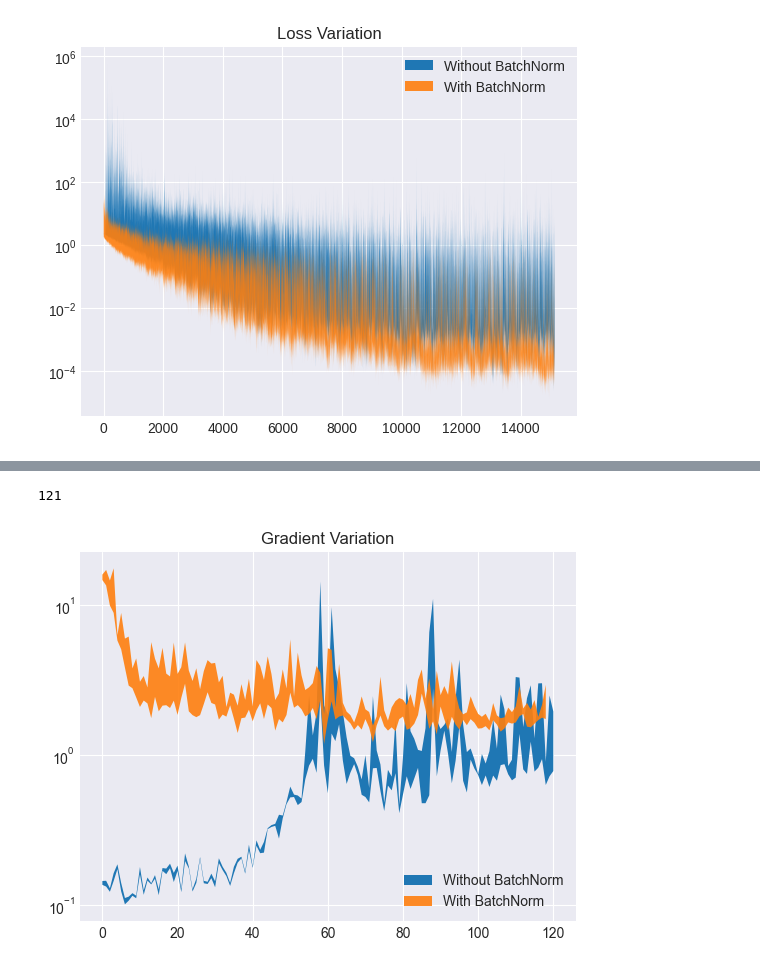
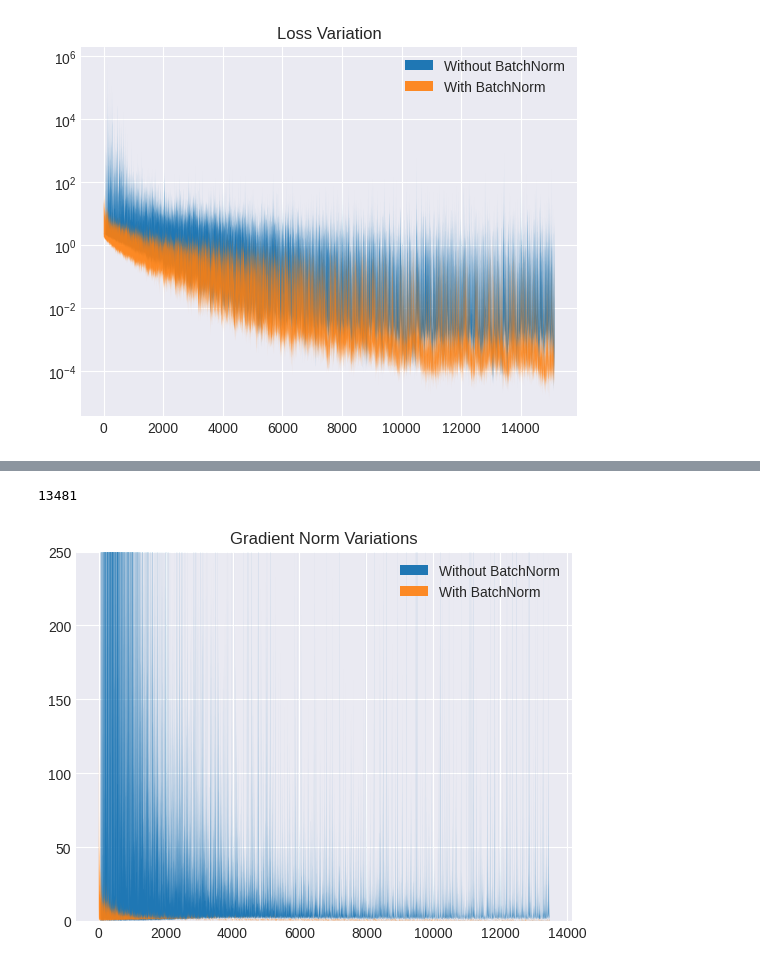
Before and after one commit to novastar53/novastar53.github.io, a Jupyter notebook: site/how-batchnorm-works-part-2.ipynb, the cells around one changed output, grey strips where cells are left out. Saved outputs shown, nothing was run; the diff lists cells and outputs as text; code cells hidden in the pictures.

Commit message:
Plotted gradient norm variations

```diff
--- a/site/how-batchnorm-works-part-2.ipynb
+++ b/site/how-batchnorm-works-part-2.ipynb
@@ -581,8 +599,8 @@ try:
                                   batch,
                                   labels,
                                   baseline_grads,
-                                  max_step=4,
-                                  step_size=1,
+                                  max_step=40,
+                                  step_size=5,
                                   lr=lr
              )
           )
@@ -599,8 +617,8 @@ try:
                                 batch,
                                 labels,
                                 candidate_grads,
-                                max_step=4,
-                                step_size=1,
+                                max_step=40,
+                                step_size=5,
                                 lr=lr
              )
           )
@@ -655,21 +672,22 @@ Received KeyboardInterrupt. Exiting...
 # %%
 print(len(baseline_grad_landscape_ranges))
 baseline_min_vals = [ s[0] for s in baseline_grad_landscape_ranges ]
 baseline_max_vals = [ s[1] for s in baseline_grad_landscape_ranges ]
 baseline_x_vals = list(range(len(baseline_min_vals)))
 
 plt.fill_between(baseline_x_vals, baseline_min_vals, baseline_max_vals, alpha=1.0, label="Without BatchNorm")
 
 candidate_min_vals = [ s[0] for s in candidate_grad_landscape_ranges ]
 candidate_max_vals = [ s[1] for s in candidate_grad_landscape_ranges ]
 candidate_x_vals = list(range(len(candidate_min_vals)))
 
 plt.fill_between(candidate_x_vals, candidate_min_vals, candidate_max_vals, alpha=0.9, label="With BatchNorm")
 
-plt.yscale("log")
+plt.ylim(0, 250)
+#plt.yscale("log")
 plt.legend()
-plt.title("Gradient Variation")
+plt.title("Gradient Norm Variations")
 plt.show()
 # %% [output]
-121
+13481
-[figure, old version]
+[figure, new version]
```
Also changed, not shown: parts of 3 cells of this notebook.
